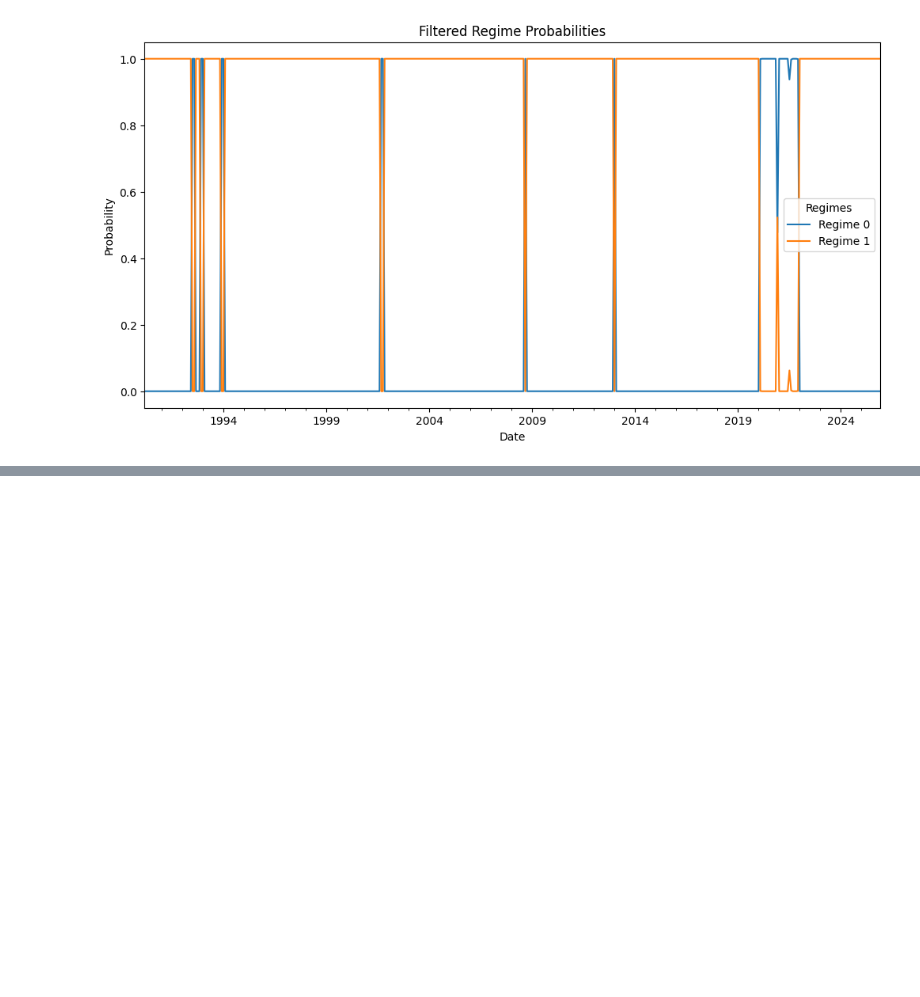
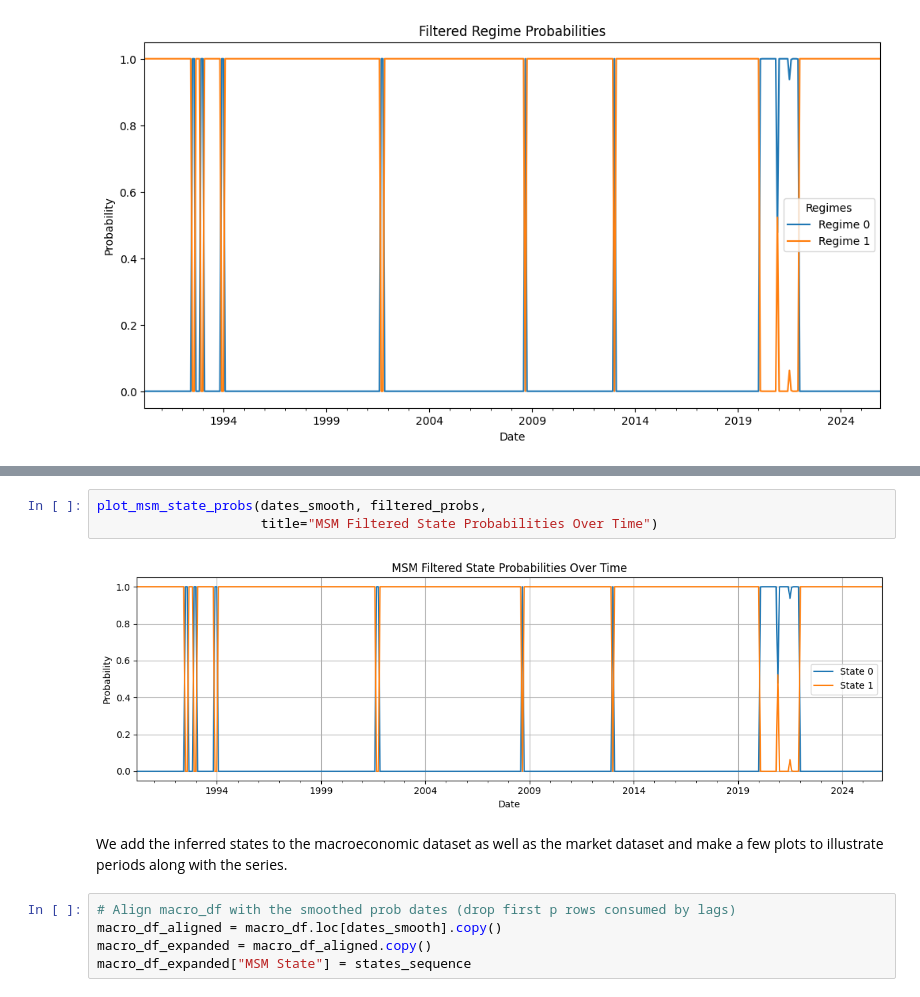
Before and after one commit to AsadAliAkhtar/Capstone_Project_Group_14085, a Jupyter notebook: notebooks/MSVAR_experiments.ipynb, the cells around one changed output, grey strips where cells are left out. Saved outputs shown, nothing was run; the diff lists cells and outputs as text; blank space fills up the shorter version.

```diff
--- a/notebooks/MSVAR_experiments.ipynb
+++ b/notebooks/MSVAR_experiments.ipynb
@@ -238,0 +356,12 @@ plt.show()
+# %%
+plot_msm_state_probs(dates_smooth, filtered_probs,
+                     title="MSM Filtered State Probabilities Over Time")
+# %% [output]
+[figure, added]
+# %% [markdown]
+We add the inferred states to the macroeconomic dataset as well as the market dataset and make a few plots to illustrate periods along with the series.
+# %%
+# Align macro_df with the smoothed prob dates (drop first p rows consumed by lags)
+macro_df_aligned = macro_df.loc[dates_smooth].copy()
+macro_df_expanded = macro_df_aligned.copy()
+macro_df_expanded["MSM State"] = states_sequence
```
Also changed, not shown: parts of 25 cells of this notebook.
